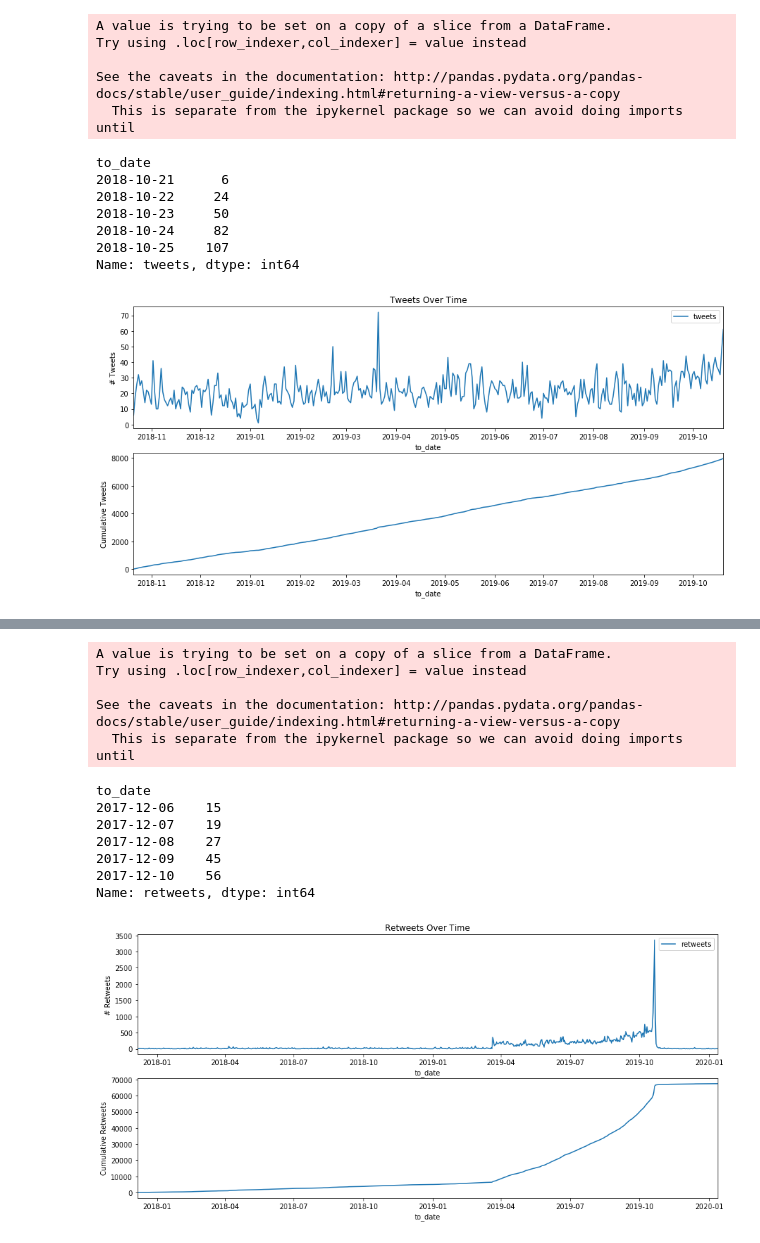
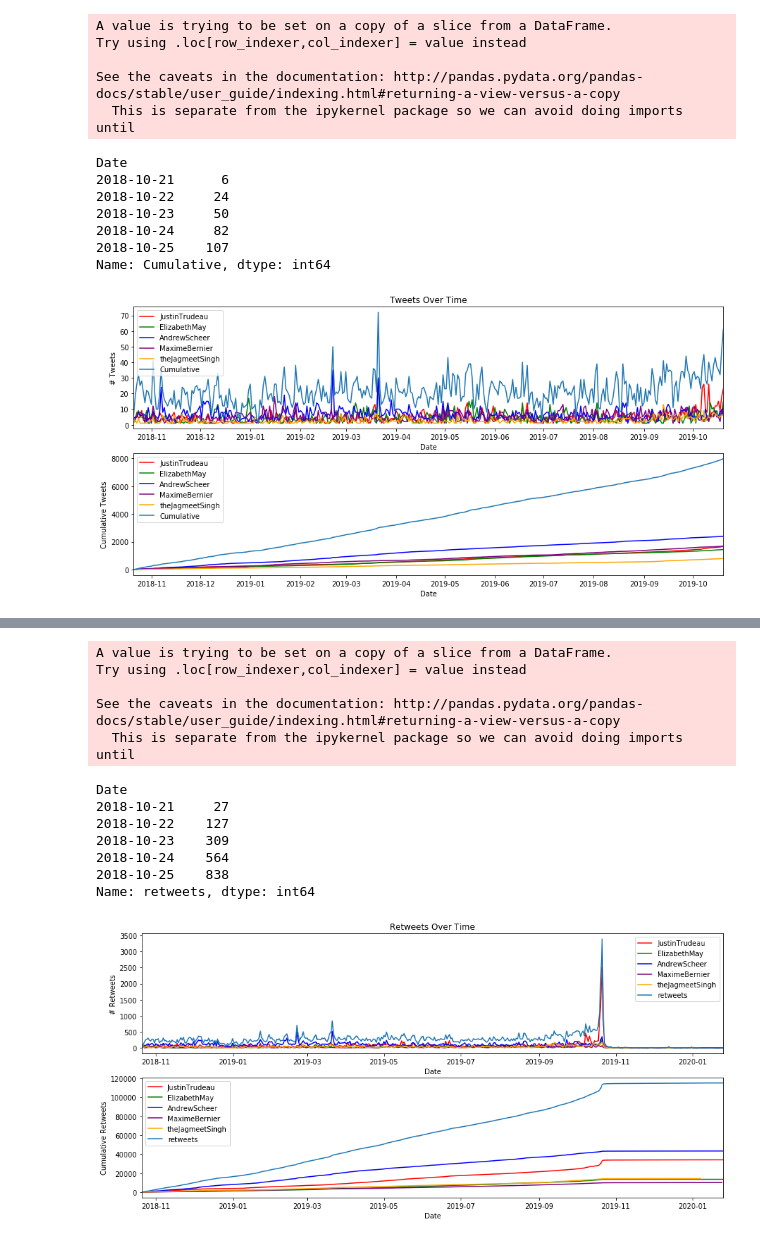
Before and after one commit to cameron-raymond/CISC500-SeniorThesis, a Jupyter notebook: exploratoryanalysis/tweets_over_time.ipynb, the cells around one changed output, grey strips where cells are left out. Saved outputs shown, nothing was run; the diff lists cells and outputs as text; code cells hidden in the pictures.

```diff
--- a/exploratoryanalysis/tweets_over_time.ipynb
+++ b/exploratoryanalysis/tweets_over_time.ipynb
@@ -5,6 +6,7 @@ import matplotlib.pyplot as plt
 # %%
 frames = []
 usernames = ["JustinTrudeau","ElizabethMay","AndrewScheer","MaximeBernier","theJagmeetSingh"]
+colours = ['r','g','b','purple','orange']
 for username in usernames:
     file_path = "../data/{}_data.csv".format(username)
     timeline_df = pd.read_csv(file_path)
@@ -17,12 +19,12 @@ total_df.head(3)
 | 1 | 1186062450686337024 | Sun Oct 20 23:31:38 +0000 2019 | <a href="https://mobile.twitter.c... | 1553 | 295 | JustinTrudeau | tweet | lower tax everyone except | ... |
 | 2 | 1186055621684187136 | Sun Oct 20 23:04:30 +0000 2019 | <a href="https://mobile.twitter.c... | 1301 | 445 | JustinTrudeau | tweet | choice clear real plan make life ... | ... |
 # %%
-total_df["to_date"] = pd.to_datetime(total_df['created_at']).dt.date
-tweets_over_time = total_df[["to_date","created_at"]]
-tweets_over_time["tweets"] = total_df["created_at"]
+total_df["Date"] = pd.to_datetime(total_df['created_at']).dt.date
+tweets_over_time = total_df[["Date","created_at"]]
+tweets_over_time["Cumulative"] = total_df["created_at"]
 tweets_over_time = tweets_over_time.drop("created_at",axis=1)
-tweets_over_time = tweets_over_time.groupby(tweets_over_time["to_date"]).count()
-cumulative_tweets = tweets_over_time["tweets"].cumsum()
+tweets_over_time = tweets_over_time.groupby(tweets_over_time["Date"]).count()
+cumulative_tweets = tweets_over_time["Cumulative"].cumsum()
 cumulative_tweets.head()
 # %% [output]
 A value is trying to be set on a copy of a slice from a DataFrame.
@@ -30,26 +32,37 @@ Try using .loc[row_indexer,col_indexer] = value instead
 
 See the caveats in the documentation: http://pandas.pydata.org/pandas-docs/stable/user_guide/indexing.html#returning-a-view-versus-a-copy
   This is separate from the ipykernel package so we can avoid doing imports until
-to_date
+Date
 2018-10-21      6
 2018-10-22     24
 2018-10-23     50
 2018-10-24     82
 2018-10-25    107
-Name: tweets, dtype: int64
+Name: Cumulative, dtype: int64
 # %%
 fig, _ = plt.subplots(figsize=(15,7))
 ax = plt.subplot(2, 1, 1)
 plt.title("Tweets Over Time")
 plt.ylabel('# Tweets')
-tweets_over_time.plot(ax=ax)
+for username,u_df,colour in zip(usernames,frames,colours):
+    u_df["Date"] = pd.to_datetime(u_df['created_at']).dt.date
+    u_df = u_df.groupby(u_df["Date"])
+    c_t = u_df["created_at"].count()
+    c_t.plot(ax=ax,label=username,color=colour)
+tweets_over_time.plot(ax=ax,label="Cumulative")
+ax.legend()
 ax = plt.subplot(2, 1, 2)
 plt.ylabel('Cumulative Tweets')
-plt.xlabel('Date')
-cumulative_tweets.plot(ax=ax)
+for username,u_df,colour in zip(usernames,frames,colours):
+    u_df["Date"] = pd.to_datetime(u_df['created_at']).dt.date
+    u_df = u_df.groupby(u_df["Date"]).count()
+    c_t = u_df["created_at"].cumsum()
+    c_t.plot(ax=ax,label=username,color=colour)
+cumulative_tweets.plot(ax=ax,label="Cumulative")
+ax.legend()
 plt.savefig("../visualizations/descriptive_charts/tweets_over_time.png")
 # %% [output]
-[figure, old version]
+[figure, new version]
 # %%
 frames = []
 usernames = ["JustinTrudeau","ElizabethMay","AndrewScheer","MaximeBernier","theJagmeetSingh"]
@@ -65,11 +78,11 @@ retweets_df.head(3)
 | 1 | 1186377502907912192 | 1189553602110603265 | retweet | Wed Oct 30 14:44:14 +0000 2019 | <a href="http://twitter.com/downl... | 0 | 1141 | ... |
 | 2 | 1186377502907912192 | 1188026893762781184 | retweet | Sat Oct 26 09:37:38 +0000 2019 | <a href="https://mobile.twitter.c... | 0 | 1141 | ... |
 # %%
-retweets_df["to_date"] = pd.to_datetime(retweets_df['created_at']).dt.date
-retweets_over_time = retweets_df[["to_date","retweet_id"]]
+retweets_df["Date"] = pd.to_datetime(retweets_df['created_at']).dt.date
+retweets_over_time = retweets_df[["Date","retweet_id"]]
 retweets_over_time["retweets"] = retweets_df["retweet_id"]
 retweets_over_time = retweets_over_time.drop("retweet_id",axis=1)
-retweets_over_time = retweets_over_time.groupby(retweets_over_time["to_date"]).count()
+retweets_over_time = retweets_over_time.groupby(retweets_over_time["Date"]).count()
 cumulative_retweets = retweets_over_time["retweets"].cumsum()
 cumulative_retweets.head()
 # %% [output]
@@ -78,26 +91,37 @@ Try using .loc[row_indexer,col_indexer] = value instead
 
 See the caveats in the documentation: http://pandas.pydata.org/pandas-docs/stable/user_guide/indexing.html#returning-a-view-versus-a-copy
   This is separate from the ipykernel package so we can avoid doing imports until
-to_date
-2017-12-06    15
-2017-12-07    19
-2017-12-08    27
-2017-12-09    45
-2017-12-10    56
+Date
+2018-10-21     27
+2018-10-22    127
+2018-10-23    309
+2018-10-24    564
+2018-10-25    838
 Name: retweets, dtype: int64
 # %%
 fig, _ = plt.subplots(figsize=(15,7))
 ax = plt.subplot(2, 1, 1)
 plt.title("Retweets Over Time")
 plt.ylabel('# Retweets')
+for username,u_df,colour in zip(usernames,frames,colours):
+    u_df["Date"] = pd.to_datetime(u_df['created_at']).dt.date
+    u_df = u_df.groupby(u_df["Date"])
+    c_t = u_df["created_at"].count()
+    c_t.plot(ax=ax,label=username,color=colour)
 retweets_over_time.plot(ax=ax)
+ax.legend()
 ax = plt.subplot(2, 1, 2)
 plt.ylabel('Cumulative Retweets')
-plt.xlabel('Date')
+for username,u_df,colour in zip(usernames,frames,colours):
+    u_df["Date"] = pd.to_datetime(u_df['created_at']).dt.date
+    u_df = u_df.groupby(u_df["Date"]).count()
+    c_t = u_df["created_at"].cumsum()
+    c_t.plot(ax=ax,label=username,color=colour)
 cumulative_retweets.plot(ax=ax)
+ax.legend()
 plt.savefig("../visualizations/descriptive_charts/retweets_over_time.png")
 # %% [output]
-[figure, old version]
+[figure, new version]
 # %%
 total_df = total_df[total_df["lda_cluster"] != -1]
 topics = total_df[["lda_cluster","id"]].groupby("lda_cluster").count()
```
Also changed, not shown: parts of 2 cells of this notebook, 29 other files.
